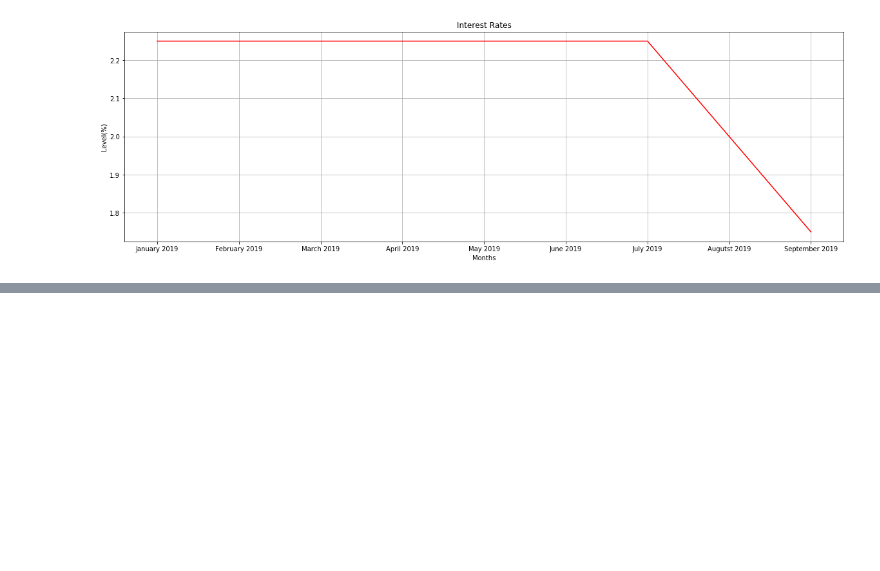
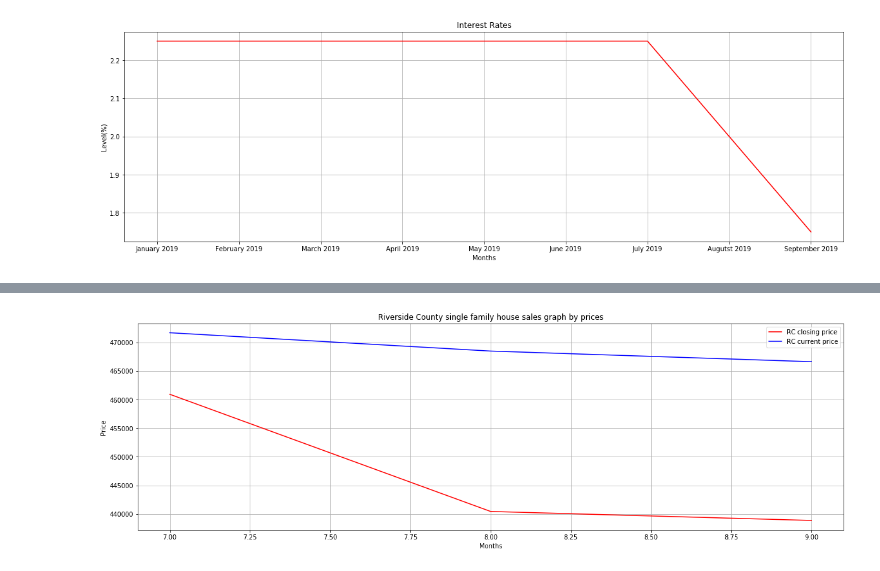
Before and after one commit to nickbatkhan/RealestateanalysisCA2019, a Jupyter notebook: Nurbol_branch.ipynb, the cells around one changed output, grey strips where cells are left out. Saved outputs shown, nothing was run; the diff lists cells and outputs as text; code cells hidden in the pictures; blank space fills up the shorter version.

```diff
--- a/Nurbol_branch.ipynb
+++ b/Nurbol_branch.ipynb
@@ -223,0 +256,15 @@ plt.grid()
+# %%
+#RC_county_closed_prices_sales_graph
+RC_df_closed_price = summer_closed_RC.groupby(["County ", "month"]).mean().reset_index()
+RC_df_current_price = summer_current_RC.groupby(["County", "month"]).mean().reset_index()
+
+figure(num=None, figsize=(20,6))
+plt.plot(RC_df_closed_price['month'], RC_df_closed_price["L/C Price"], color = "red", label="RC closing price")
+plt.plot(RC_df_current_price['month'], RC_df_current_price["L/C Price"], color = "blue", label ="RC current price")
+plt.title("Riverside County single family house sales graph by prices")
+plt.legend(loc = "upper right")
+plt.xlabel("Months")
+plt.ylabel("Price")
+plt.grid()
+# %% [output]
+[figure, added]
```
Also changed, not shown: parts of 13 cells of this notebook.
